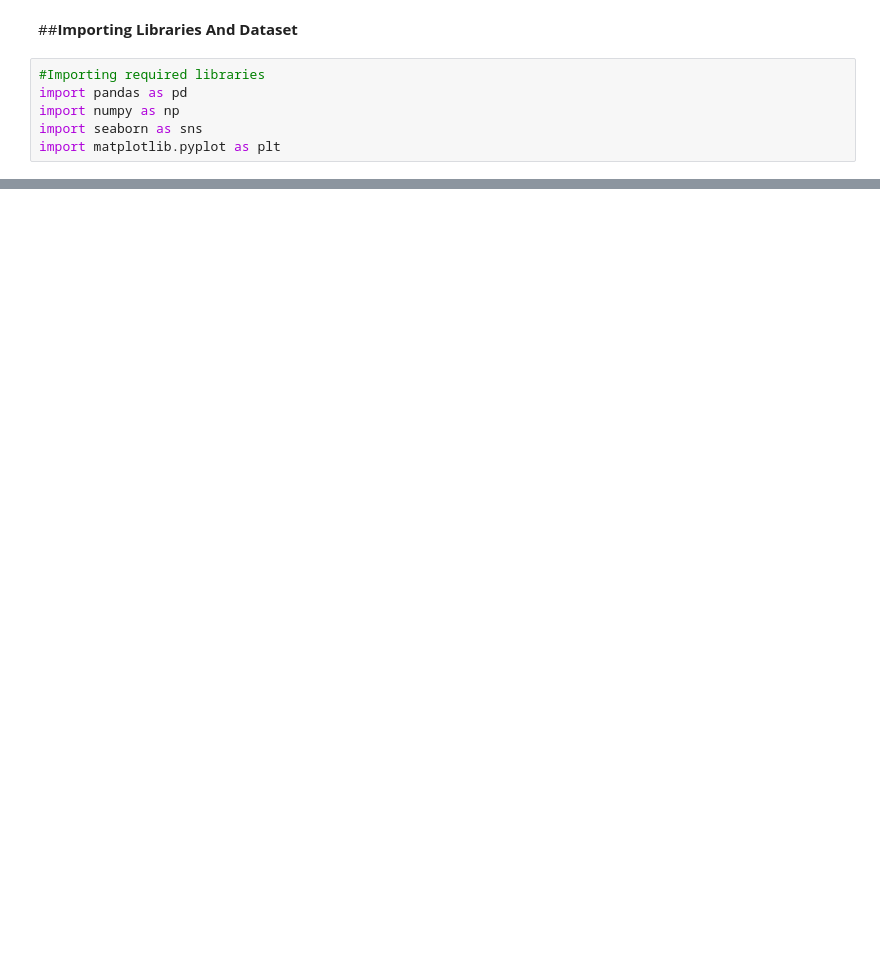
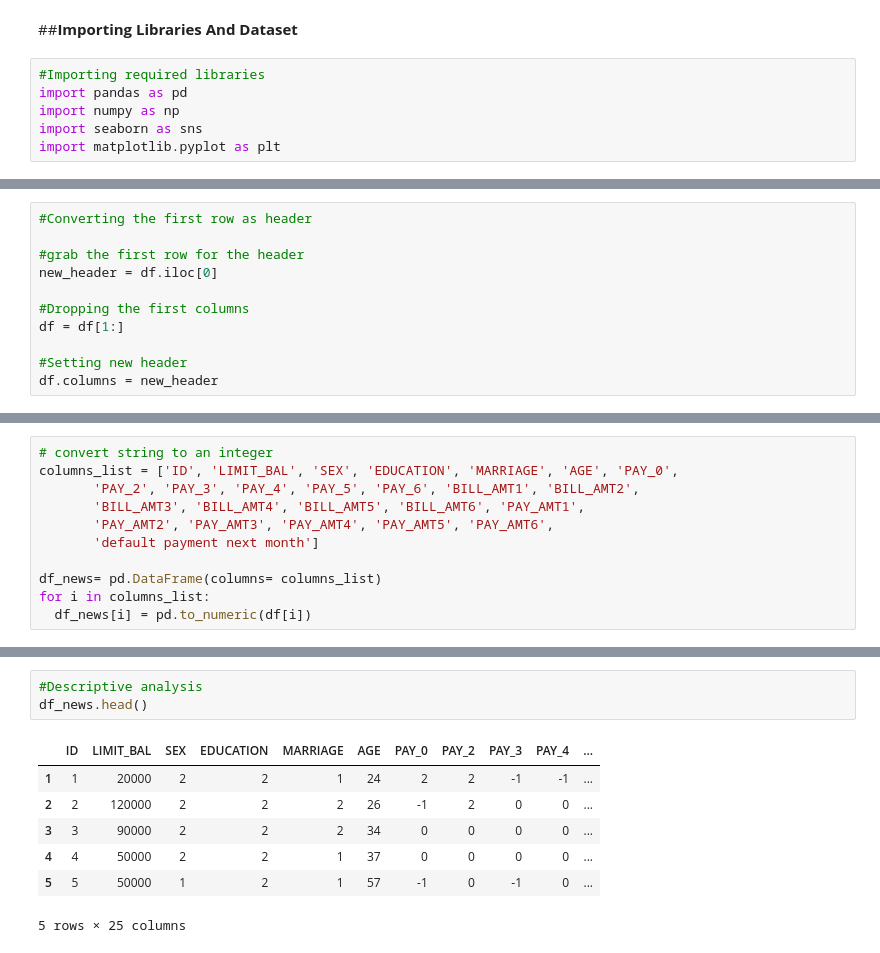
Before and after one commit to Mmbsaksd/Credit-Card-Default-Prediction---Capstone-Project, a Jupyter notebook: Credit_Card_Default_Prediction_Capstone_Project.ipynb, the cells around one changed output, grey strips where cells are left out. Cells and saved outputs as stored; diff of their text form; blank space fills up the shorter version.

```diff
--- a/Credit_Card_Default_Prediction_Capstone_Project.ipynb
+++ b/Credit_Card_Default_Prediction_Capstone_Project.ipynb
@@ -42,0 +89,11 @@ df.head()
+# %%
+#Converting the first row as header
+
+#grab the first row for the header
+new_header = df.iloc[0]
+
+#Dropping the first columns
+df = df[1:]
+
+#Setting new header
+df.columns = new_header
@@ -42,0 +102,11 @@ df.head()
+# %%
+# convert string to an integer
+columns_list = ['ID', 'LIMIT_BAL', 'SEX', 'EDUCATION', 'MARRIAGE', 'AGE', 'PAY_0',
+       'PAY_2', 'PAY_3', 'PAY_4', 'PAY_5', 'PAY_6', 'BILL_AMT1', 'BILL_AMT2',
+       'BILL_AMT3', 'BILL_AMT4', 'BILL_AMT5', 'BILL_AMT6', 'PAY_AMT1',
+       'PAY_AMT2', 'PAY_AMT3', 'PAY_AMT4', 'PAY_AMT5', 'PAY_AMT6',
+       'default payment next month']
+
+df_news= pd.DataFrame(columns= columns_list)
+for i in columns_list:
+  df_news[i] = pd.to_numeric(df[i])
@@ -42,0 +133,11 @@ df.head()
+# %%
+#Descriptive analysis
+df_news.head()
+# %% [output]
+|  | ID | LIMIT_BAL | SEX | EDUCATION | MARRIAGE | AGE | PAY_0 | PAY_2 | PAY_3 | PAY_4 | ... |
+| 1 | 1 | 20000 | 2 | 2 | 1 | 24 | 2 | 2 | -1 | -1 | ... |
+| 2 | 2 | 120000 | 2 | 2 | 2 | 26 | -1 | 2 | 0 | 0 | ... |
+| 3 | 3 | 90000 | 2 | 2 | 2 | 34 | 0 | 0 | 0 | 0 | ... |
+| 4 | 4 | 50000 | 2 | 2 | 1 | 37 | 0 | 0 | 0 | 0 | ... |
+| 5 | 5 | 50000 | 1 | 2 | 1 | 57 | -1 | 0 | -1 | 0 | ... |
+5 rows × 25 columns
```
Also changed, not shown: parts of 14 cells of this notebook.
